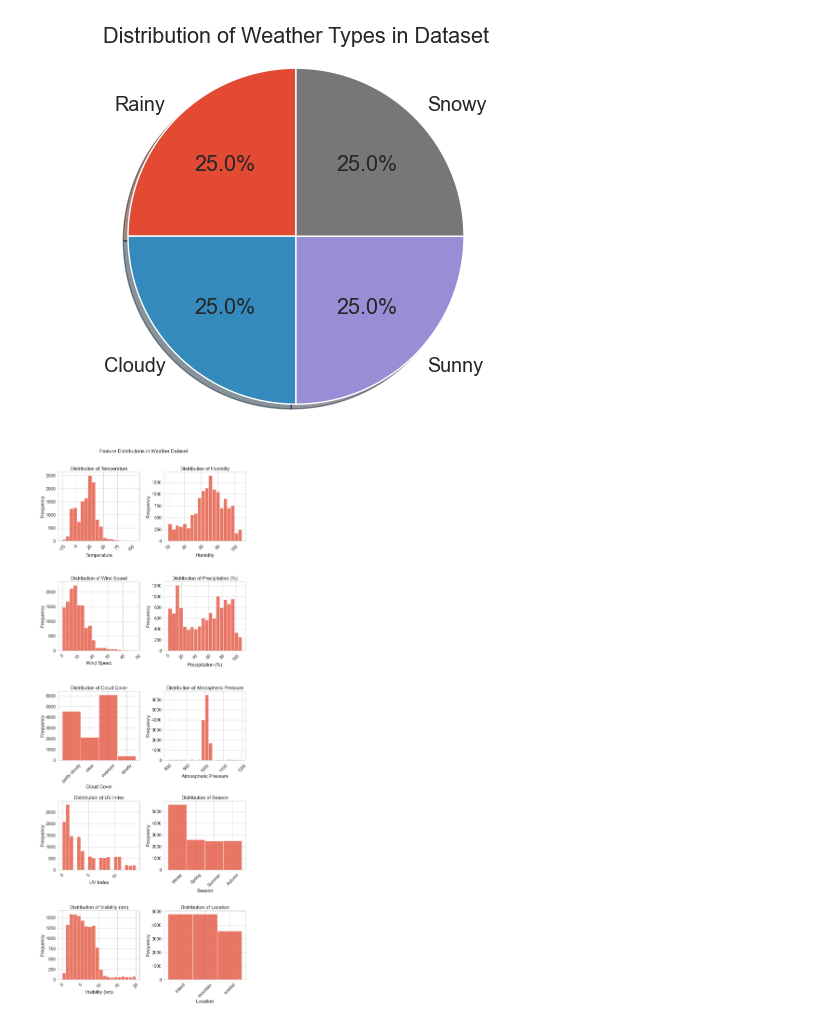
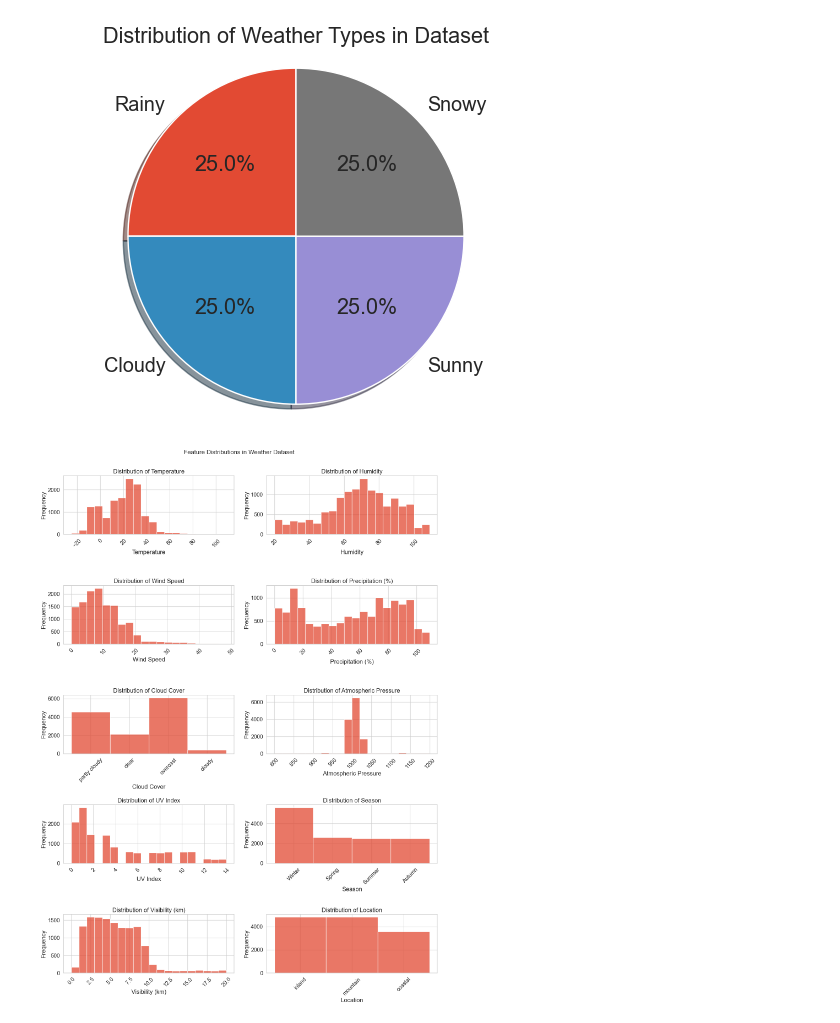
Before and after one commit to kjes4pres/Project_3_FYSSTK, a Jupyter notebook: Code/main/Weather_cls_dataset.ipynb, the cells around one changed output. Saved outputs shown, nothing was run; the diff lists cells and outputs as text; code cells hidden in the pictures.

```diff
--- a/Code/main/Weather_cls_dataset.ipynb
+++ b/Code/main/Weather_cls_dataset.ipynb
@@ -77,26 +77,22 @@ plt.savefig(os.path.join(figpath, 'weather_type_distribution.pdf'), dpi=200)
 # %%
 plt.rcParams.update({'font.size': 20})
 
 cols = df.columns[:-1]  # exclude target column
 n = len(cols)
 
-fig, axes = plt.subplots(5, 2, figsize=(10, 25))
-axes = axes.flatten()  # make indexing easier
+fig, axes = plt.subplots(5, 2, figsize=(15, 20))
+axes = axes.flatten()
 
 for i, column in enumerate(cols):
     ax = axes[i]
     sns.histplot(df[column], kde=False, bins=20, ax=ax)
     ax.set_title(f'Distribution of {column}')
     ax.set_xlabel(column)
     ax.tick_params(axis='x', rotation=45)
     ax.set_ylabel('Frequency')
 
-# Hide empty subplots if you have fewer than 10 columns
-for j in range(i + 1, len(axes)):
-    axes[j].set_visible(False)
-
 plt.tight_layout()
 fig.suptitle('Feature Distributions in Weather Dataset', y=1.02, fontsize=16)
 plt.savefig(os.path.join(figpath, 'weather_feature_distributions.pdf'), dpi=200)
 # %% [output]
-[figure, old version]
+[figure, new version]
```
